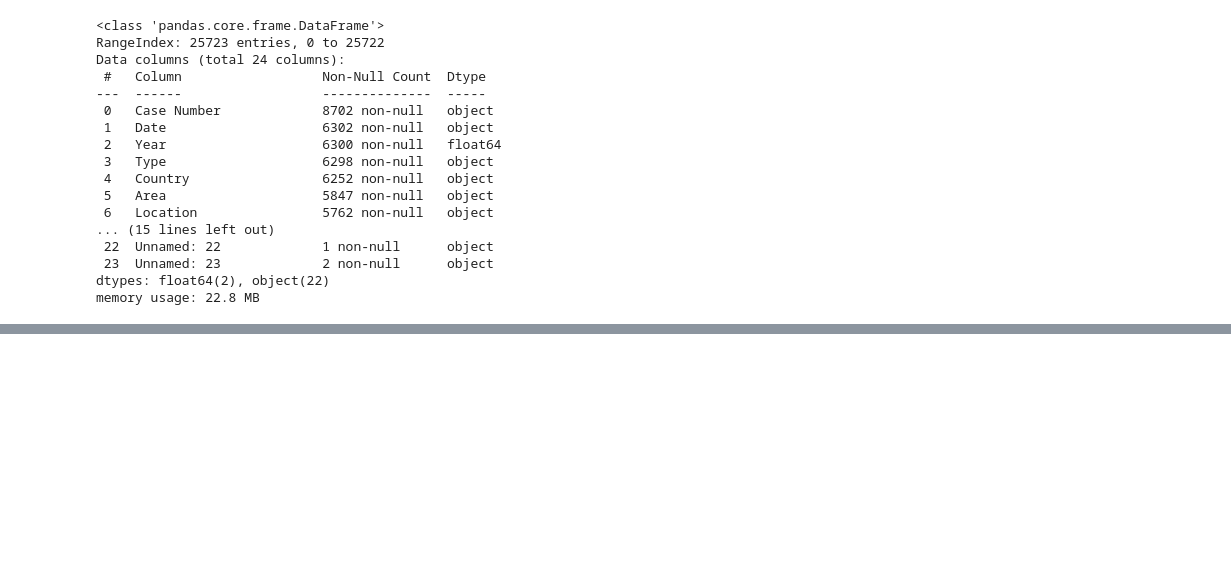
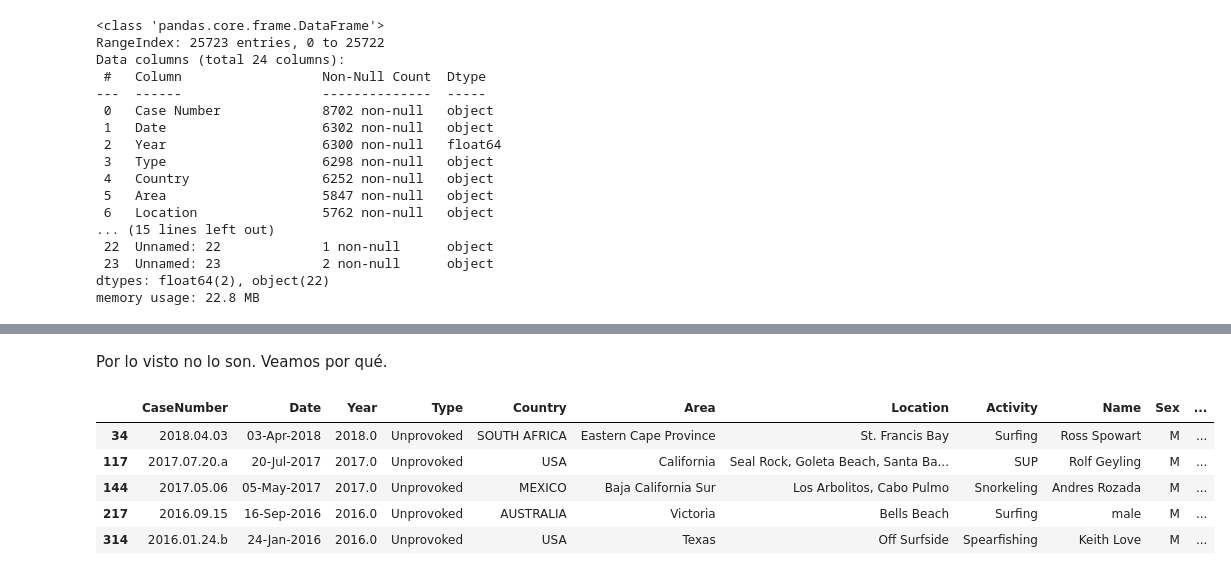
Before and after one commit to LeoBulcsu/data-cleaning-sharkattack, a Jupyter notebook: NoteBooks/SharkAttack_MAIN.ipynb, the cells around one changed output, grey strips where cells are left out. Cells and saved outputs as stored; diff of their text form; code cells hidden in the pictures; blank space fills up the shorter version.

```diff
--- a/NoteBooks/SharkAttack_MAIN.ipynb
+++ b/NoteBooks/SharkAttack_MAIN.ipynb
@@ -46,0 +204,11 @@ memory usage: 22.8 MB
+# %% [markdown]
+Por lo visto no lo son. Veamos por qué.
+# %%
+df[df['CaseNumber'] != df['CaseNumber.1']].head()
+# %% [output]
+|  | CaseNumber | Date | Year | Type | Country | Area | Location | Activity | Name | Sex | ... |
+| 34 | 2018.04.03 | 03-Apr-2018 | 2018.0 | Unprovoked | SOUTH AFRICA | Eastern Cape Province | St. Francis Bay | Surfing | Ross Spowart | M | ... |
+| 117 | 2017.07.20.a | 20-Jul-2017 | 2017.0 | Unprovoked | USA | California | Seal Rock, Goleta Beach, Santa Ba... | SUP | Rolf Geyling | M | ... |
+| 144 | 2017.05.06 | 05-May-2017 | 2017.0 | Unprovoked | MEXICO | Baja California Sur | Los Arbolitos, Cabo Pulmo | Snorkeling | Andres Rozada | M | ... |
+| 217 | 2016.09.15 | 16-Sep-2016 | 2016.0 | Unprovoked | AUSTRALIA | Victoria | Bells Beach | Surfing | male | M | ... |
+| 314 | 2016.01.24.b | 24-Jan-2016 | 2016.0 | Unprovoked | USA | Texas | Off Surfside | Spearfishing | Keith Love | M | ... |
```
Also changed, not shown: parts of 61 cells of this notebook.
